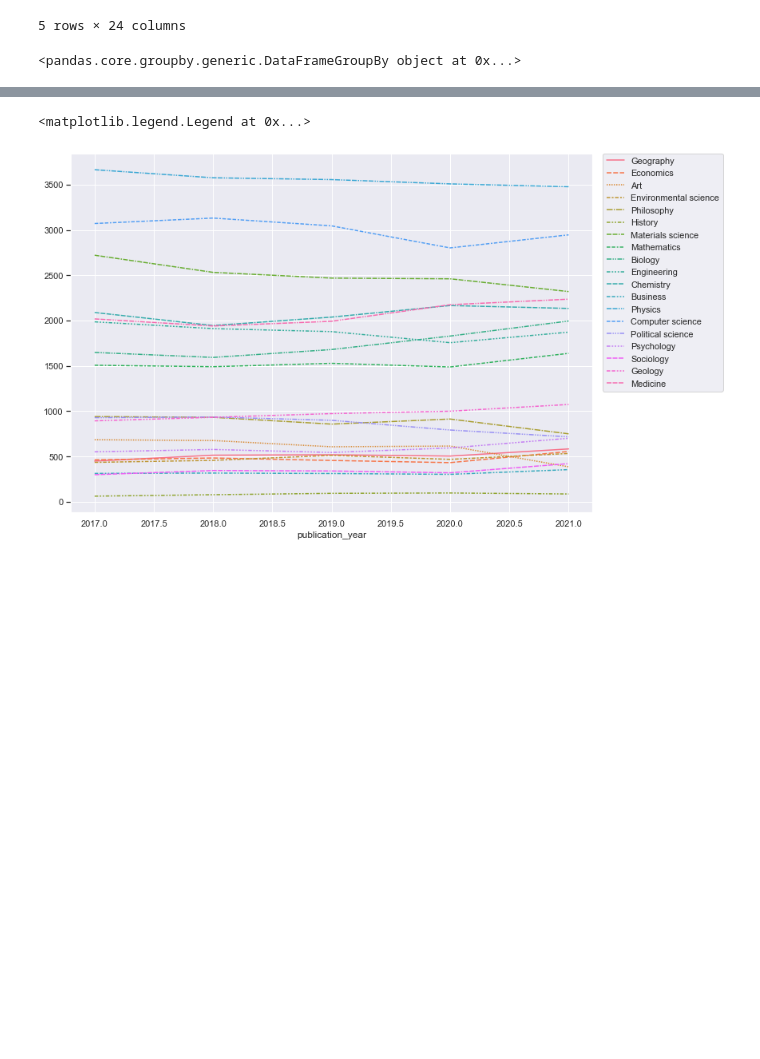
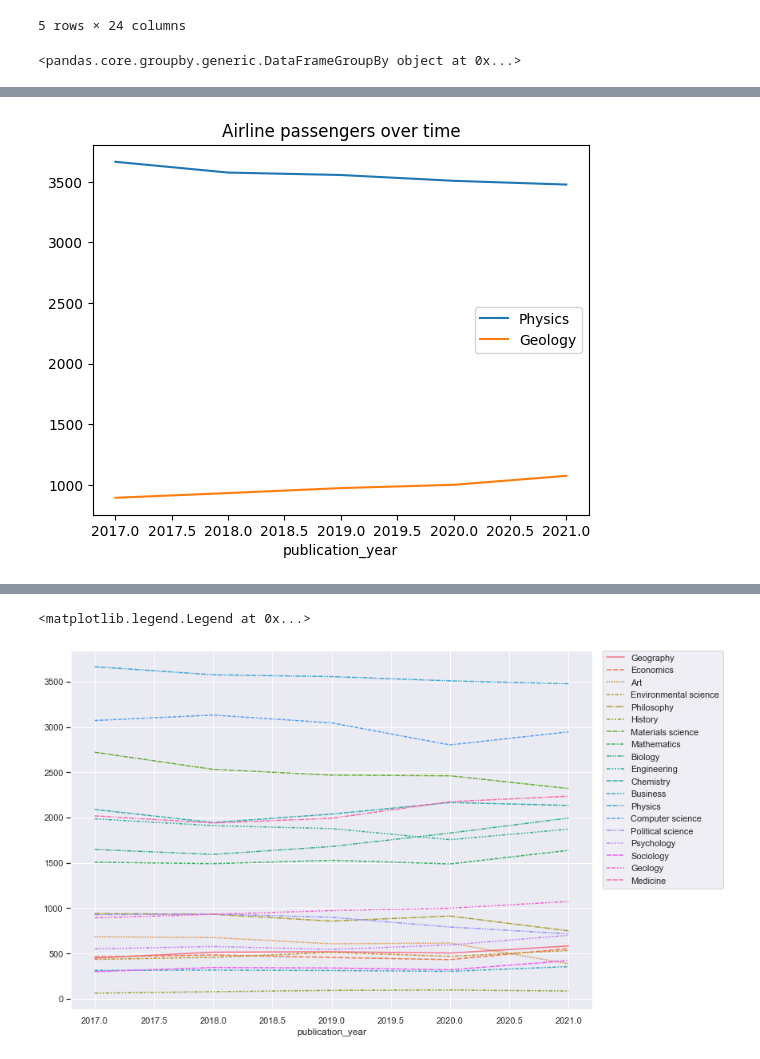
Before and after one commit to bertagrim/grenoble4research, a Jupyter notebook: grenoble4research.ipynb, the cells around one changed output, grey strips where cells are left out. Saved outputs shown, nothing was run; the diff lists cells and outputs as text; code cells hidden in the pictures; blank space fills up the shorter version.

Commit message:
Some progress on visualizations.

```diff
--- a/grenoble4research.ipynb
+++ b/grenoble4research.ipynb
@@ -288,0 +304,2 @@ range(len(new_df))
+# %%
+new_df.reset_index(inplace=True)
@@ -288,0 +326,6 @@ range(len(new_df))
+# %%
+new_df.plot(x='publication_year',
+             y=['Physics', 'Geology'],
+             title='Airline passengers over time');
+# %% [output]
+[figure, added]
```
Also changed, not shown: parts of 7 cells of this notebook.
